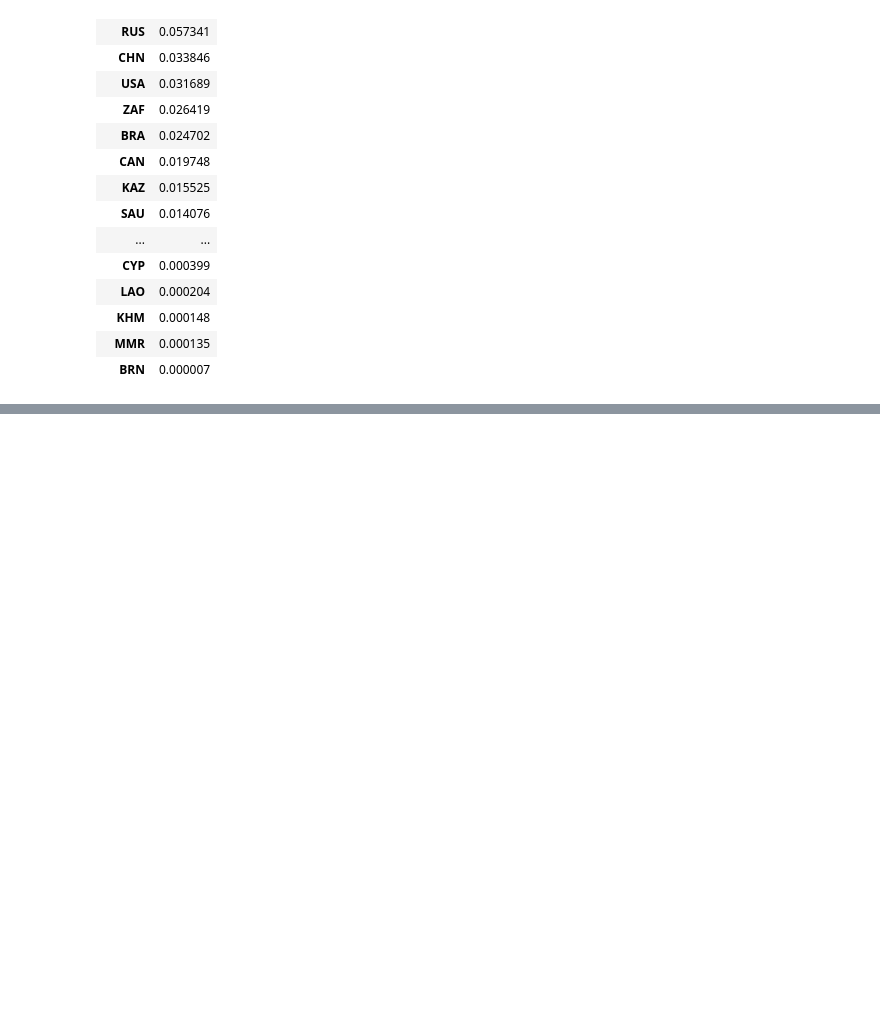
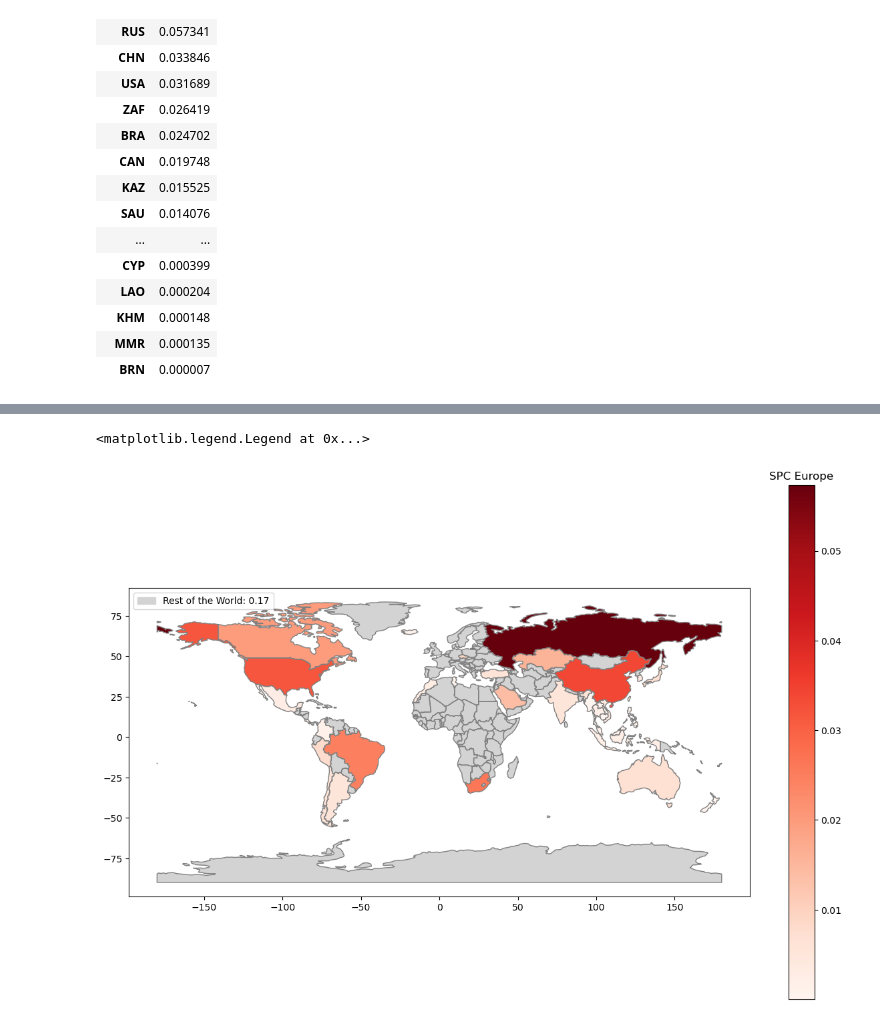
Before and after one commit to spjuhel/Boario-Climada-Compound_Events, a Jupyter notebook: Notebooks/SPC_compute.ipynb, the cells around one changed output, grey strips where cells are left out. Saved outputs shown, nothing was run; the diff lists cells and outputs as text; code cells hidden in the pictures; blank space fills up the shorter version.

```diff
--- a/Notebooks/SPC_compute.ipynb
+++ b/Notebooks/SPC_compute.ipynb
@@ -51,7 +51,7 @@ def calc_SPC_reg(mrio):
     SPC_reg_sum=SPC_reg.T.groupby('region').sum().T
     return SPC_reg_sum, SPC_loc
 # %%
-with open("../results_for_zelie/sample_30/OECD21-2018.pkl",'rb') as f:
+with open("../outputs/sample_30/OECD21-2018.pkl",'rb') as f:
     mriot = pkl.load(f)
 
 EU_agg = pd.DataFrame(mriot.get_regions().to_list(),index=mriot.get_regions(),columns=['original region'])
@@ -59,7 +59,7 @@ EU_agg = pd.DataFrame(mriot.get_regions().to_list(),index=mriot.get_regions(),co
 EU_regs_exio = ["AT","BE","BG","CH","DE","DK","EE","ES","FI","FR","GB","GR","HR","HU","IE","IT","LT","LU","LV","MT","NL","NO","PL","PT","RO","SE","SI","SK"]
 EU_regs = ["AUT","BEL","BGR","CHE","DEU","DNK","EST","ESP","FIN","FRA","GBR","GRC","HRV","HUN","IRL","ITA","LTU","LUX","LVA","MLT","NLD","NOR","POL","PRT","ROU","SWE","SVN","SVK"]
 
-df_aggreg = pd.read_excel("../results_for_zelie/sectors_common_aggreg.ods", sheet_name="icio2021_to_common_aggreg", index_col=0)
+df_aggreg = pd.read_excel("../outputs/sectors_common_aggreg.ods", sheet_name="icio2021_to_common_aggreg", index_col=0)
 #df_region = pd.read_excel("../../Code/Boario-Climada-Compound_Events/workflow/config/regions_common_aggreg.ods", sheet_name="icio2021_to_common_aggreg", index_col=0)
 #df_region = df_region.reset_index()
 EU_agg["new region"] = EU_agg["original region"]
@@ -108,0 +132,31 @@ SPC_EU.sort_values(by="Europe",ascending=False)
+# %%
+import geopandas as gpd
+import matplotlib.pyplot as plt
+
+
+# Read world map data
+world = gpd.read_file(gpd.datasets.get_path('naturalearth_lowres'))
+
+# Merge data
+merged = world.merge(SPC_EU, left_on='iso_a3', right_on='region', how='left')
+
+# Create a figure and axis
+fig, ax = plt.subplots(1, 1, figsize=(15, 10))
+
+# Plot entire world in gray
+world.boundary.plot(ax=ax, linewidth=1, color='gray')
+world.plot(ax=ax, color='lightgray')
+
+# Overplot countries with data from SPC_EU
+merged.dropna(subset=['Europe']).plot(column="Europe", ax=ax, legend=True, cmap='Reds')
+
+# Get colorbar and add description
+colorbar = ax.get_figure().get_axes()[1]
+colorbar.set_title("SPC Europe")
+
+# Create custom legend for ROW
+row_patch = mpatches.Patch(color='lightgray', label=f'Rest of the World: { round(row_value,2)}')
+ax.legend(handles=[row_patch], loc='upper left')
+# %% [output]
+<matplotlib.legend.Legend at 0x...>
+[figure, added]
```
Also changed, not shown: parts of 2 cells of this notebook.
